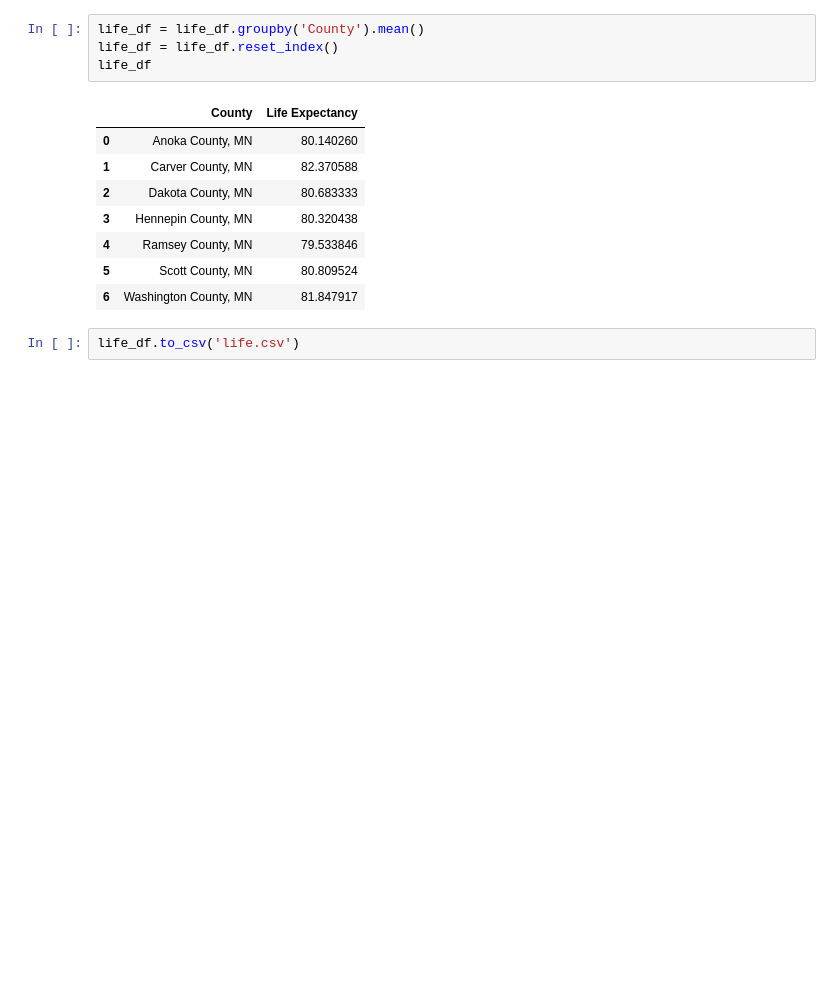
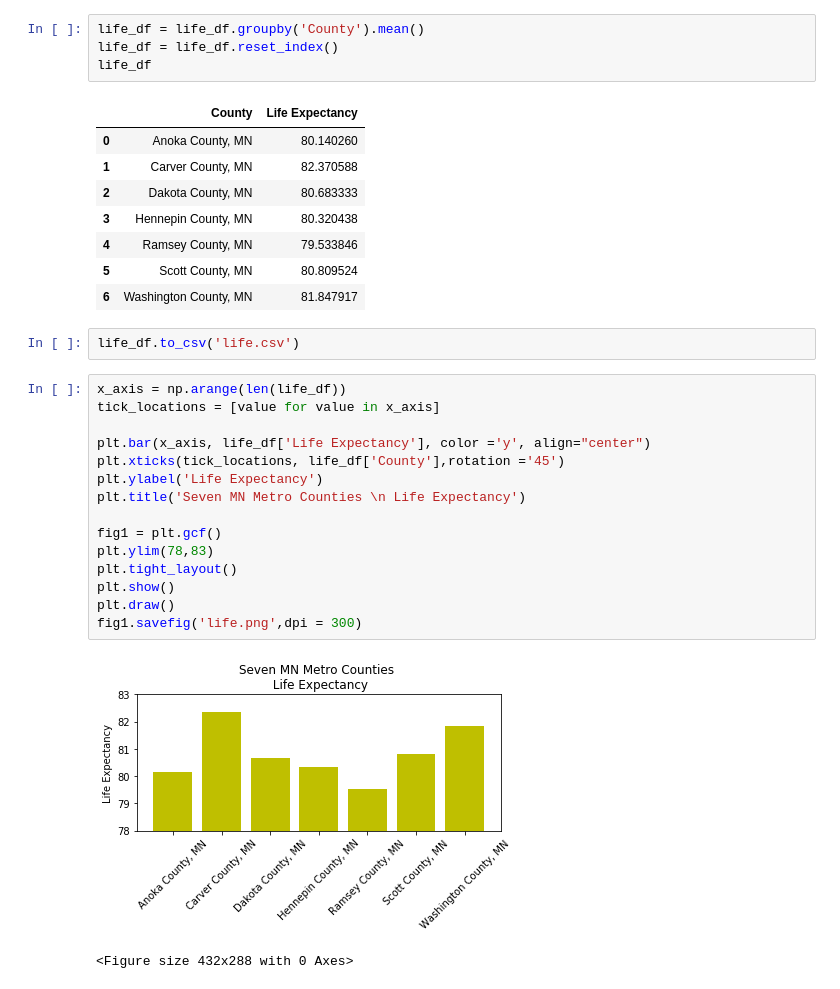
Before and after one commit to alyndaher/Working_Title, a Jupyter notebook: Records_KEH/life_cleanup.ipynb, the cells around one changed output. Cells and saved outputs as stored; diff of their text form; blank space fills up the shorter version.

```diff
--- a/Records_KEH/life_cleanup.ipynb
+++ b/Records_KEH/life_cleanup.ipynb
@@ -63,3 +66,21 @@ life_df
 | 6 | Washington County, MN | 81.847917 |
 # %%
 life_df.to_csv('life.csv')
+# %%
+x_axis = np.arange(len(life_df))
+tick_locations = [value for value in x_axis]
+
+plt.bar(x_axis, life_df['Life Expectancy'], color ='y', align="center")
+plt.xticks(tick_locations, life_df['County'],rotation ='45')
+plt.ylabel('Life Expectancy')
+plt.title('Seven MN Metro Counties \n Life Expectancy')
+
+fig1 = plt.gcf()
+plt.ylim(78,83)
+plt.tight_layout()
+plt.show()
+plt.draw()
+fig1.savefig('life.png',dpi = 300)
+# %% [output]
+[figure, added]
+<Figure size 432x288 with 0 Axes>
```
Also changed, not shown: parts of 2 cells of this notebook, 2 other files.
